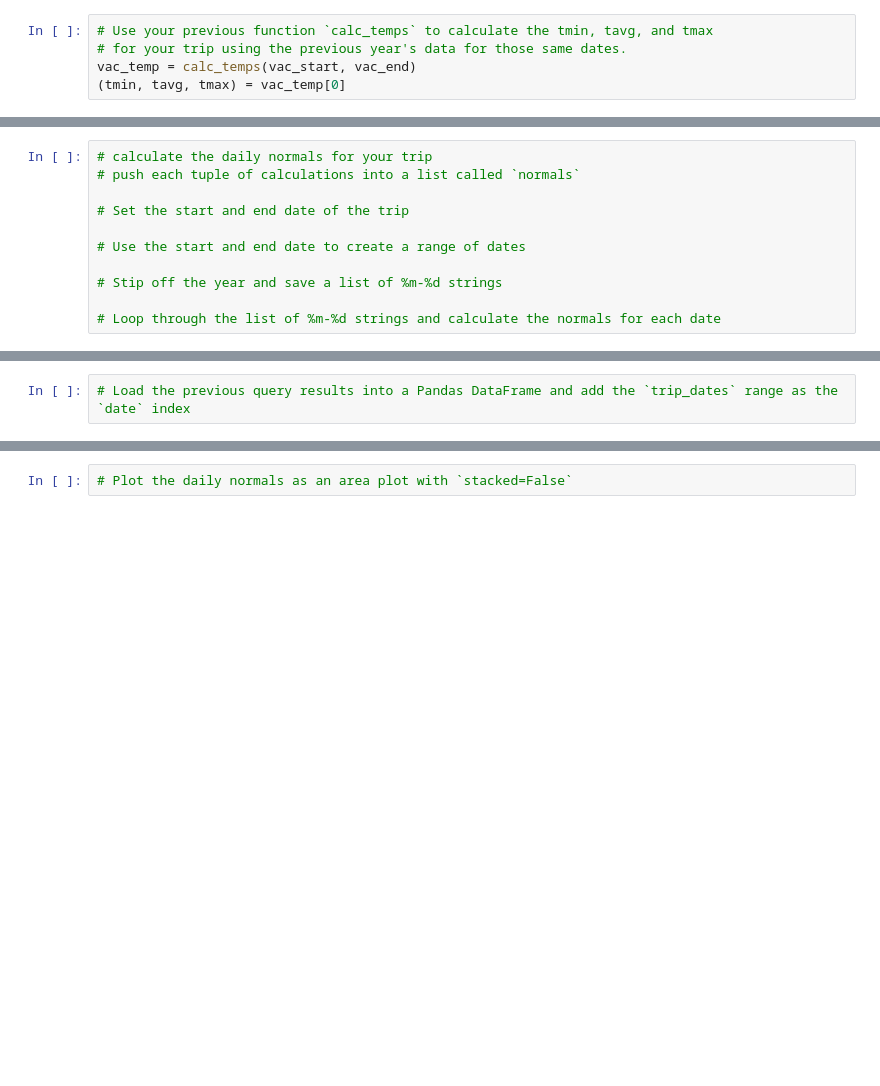
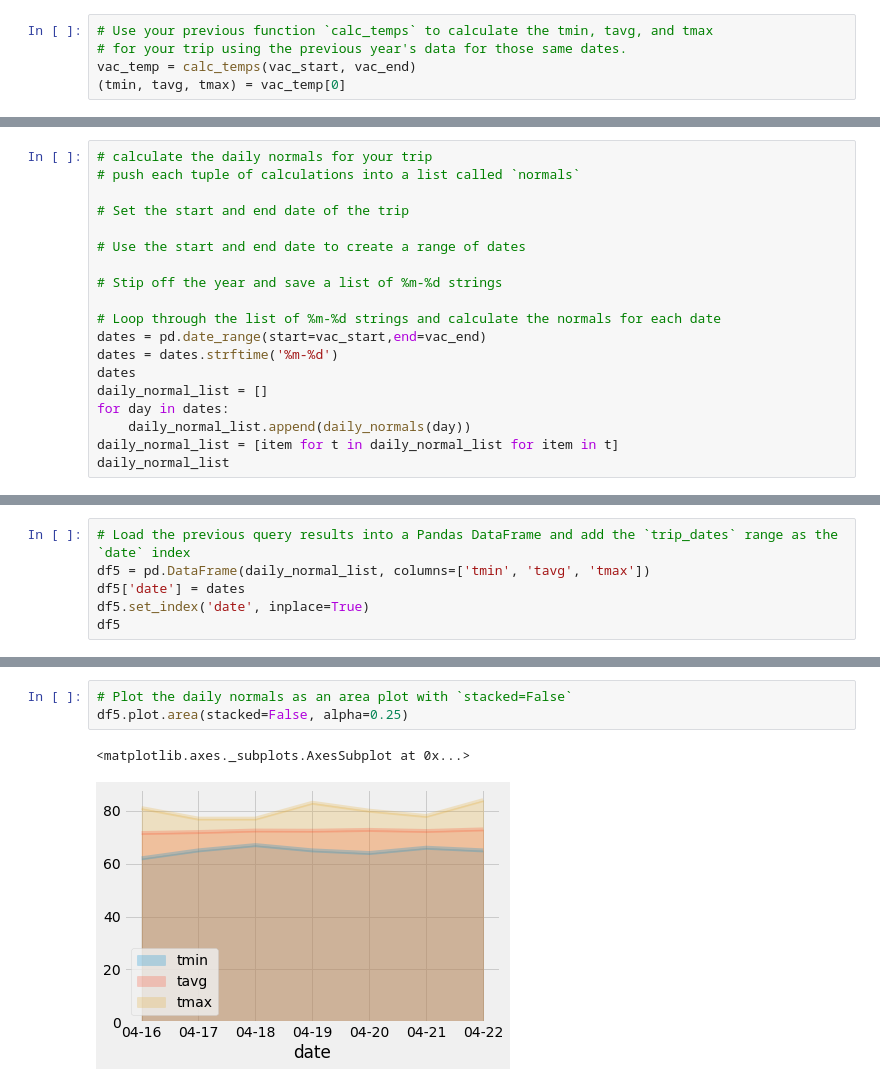
Before and after one commit to littleprincecurry/sqlalchemy-challenge, a Jupyter notebook: climate_starter.ipynb, the cells around one changed output, grey strips where cells are left out. Saved outputs shown, nothing was run; the diff lists cells and outputs as text; blank space fills up the shorter version.

```diff
--- a/climate_starter.ipynb
+++ b/climate_starter.ipynb
@@ -251,3 +260,11 @@ daily_normals("01-01")
 # Stip off the year and save a list of %m-%d strings
 
 # Loop through the list of %m-%d strings and calculate the normals for each date
+dates = pd.date_range(start=vac_start,end=vac_end)
+dates = dates.strftime('%m-%d')
+dates
+daily_normal_list = []
+for day in dates:
+    daily_normal_list.append(daily_normals(day))
+daily_normal_list = [item for t in daily_normal_list for item in t]
+daily_normal_list
@@ -254,2 +279,6 @@ daily_normals("01-01")
 # %%
 # Load the previous query results into a Pandas DataFrame and add the `trip_dates` range as the `date` index
+df5 = pd.DataFrame(daily_normal_list, columns=['tmin', 'tavg', 'tmax'])
+df5['date'] = dates
+df5.set_index('date', inplace=True)
+df5
@@ -256,2 +295,6 @@ daily_normals("01-01")
 # %%
 # Plot the daily normals as an area plot with `stacked=False`
+df5.plot.area(stacked=False, alpha=0.25)
+# %% [output]
+<matplotlib.axes._subplots.AxesSubplot at 0x...>
+[figure, added]
```
Also changed, not shown: parts of 7 cells of this notebook.
